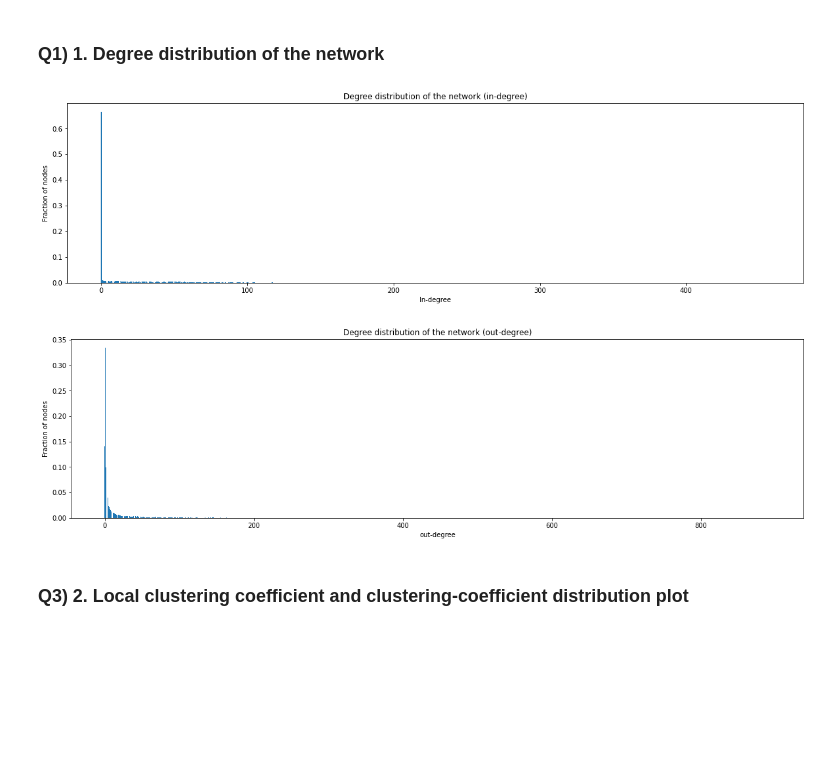
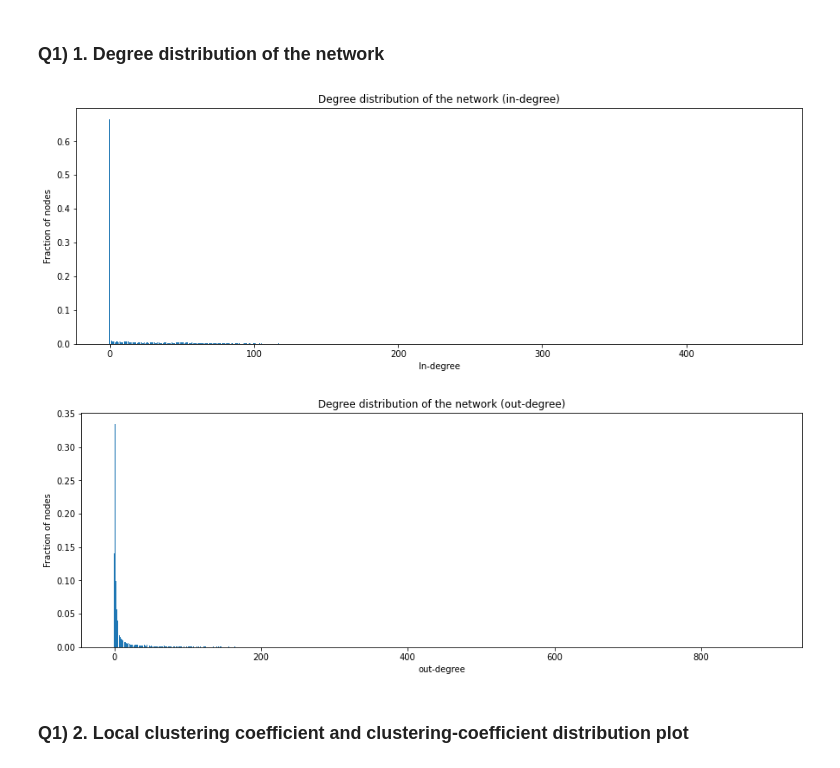
Before and after one commit to rishiraj4721/IR2022_A3_13, a Jupyter notebook: Q1.ipynb, the cells around one changed output. Drawn from its saved outputs; the diff is of its cells as text; code cells hidden in the pictures; blank space fills up the shorter version.

```diff
--- a/Q1.ipynb
+++ b/Q1.ipynb
@@ -45,0 +36,7 @@ NotebookApp.rate_limit_window=3.0 (secs)
+# %%
+for i in range(100):
+    print(graph_matrix[i][:100])
+# # out1 = open("Adjacency_list.txt","w")    # very large 2D array, 7115x7115, >100 mb
+# # for i in graph_matrix:
+# #     out1.write(str(i)+"\n")
+# # out1.close()
@@ -46,9 +61,16 @@ NotebookApp.rate_limit_window=3.0 (secs)
 # %% [markdown]
 ### Save graph to edge list format
 # %%
-out1 = open("Edge_list.txt", "w")
+# out1 = open("Edge_list.txt", "w")
+# for i,j in graph.items():
+#     # print(i,"->",j)
+#     out1.write(str(i)+"->"+str(j)+"\n")
+# out1.close()
+# # print(graph)
+
+c = 0
 for i,j in graph.items():
-    # print(i,"->",j)
-    out1.write(str(i)+"->"+str(j)+"\n")
-out1.close()
+    if c==100: break
+    print(i,"->",j)
+    c+=1
 # print(graph)
@@ -136,25 +178,27 @@ Density of the network = 0.0020485375110809584
 # %%
 # in-degree
 count_in_degree = [0]*(max_in+1)
 
+# frequency of nodes for each in-degree
 for i,j in in_count.items():
     count_in_degree[j] += 1
 
+# divide by total number of nodes to get fraction
 degrees = list(range(max_in+1))
 for i in degrees:
     count_in_degree[i] /= len(graph)
 
-fig = plt.figure(figsize = (20, 5))
+fig = plt.figure(figsize = (15, 5))
 
 # creating the bar plot
 plt.bar(degrees, count_in_degree)
 
 plt.xlabel("In-degree")
 plt.ylabel("Fraction of nodes")
 plt.title("Degree distribution of the network (in-degree)")
 plt.show()
 # %% [output]
-[figure, old version]
+[figure, new version]
 # %%
 # out-degree
 count_out_degree = [0]*(max_out+1)
@@ -166,7 +210,7 @@ degrees = list(range(max_out+1))
 for i in degrees:
     count_out_degree[i] /= len(graph)
 
-fig = plt.figure(figsize = (20, 5))
+fig = plt.figure(figsize = (15, 5))
 
 # creating the bar plot
 plt.bar(degrees, count_out_degree)
@@ -176,6 +220,6 @@ plt.ylabel("Fraction of nodes")
 plt.title("Degree distribution of the network (out-degree)")
 plt.show()
 # %% [output]
-[figure, old version]
+[figure, new version]
 # %% [markdown]
-### Q3) 2. Local clustering coefficient and clustering-coefficient distribution plot
+### Q1) 2. Local clustering coefficient and clustering-coefficient distribution plot
```
Also changed, not shown: parts of 9 cells of this notebook.
